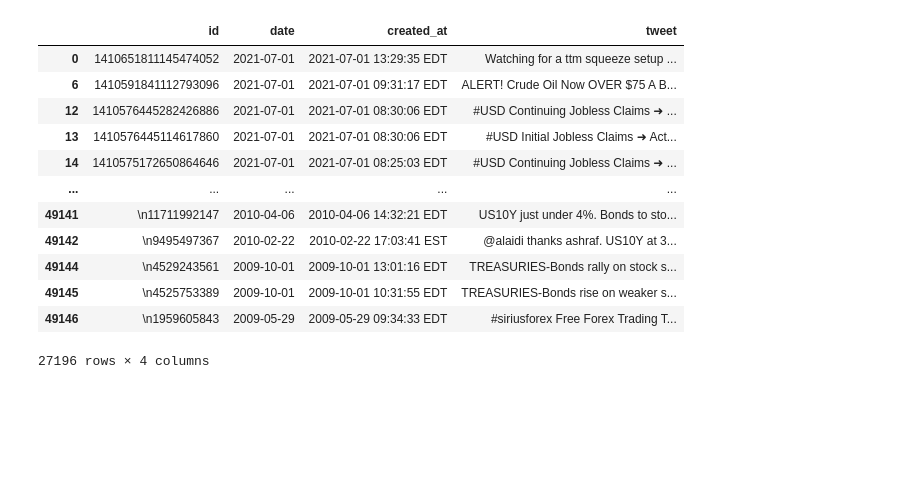
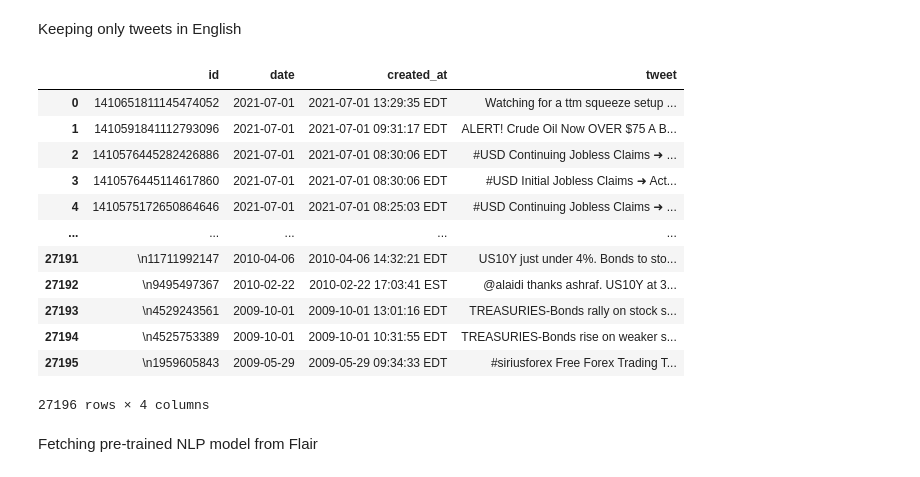
Before and after one commit to armw37/YieldProject, a Jupyter notebook: sentiment_analysis/Tweets_Extraction.ipynb, the cells around one changed output. Drawn from its saved outputs; the diff is of its cells as text; code cells hidden in the pictures; blank space fills up the shorter version.

```diff
--- a/sentiment_analysis/Tweets_Extraction.ipynb
+++ b/sentiment_analysis/Tweets_Extraction.ipynb
@@ -46,16 +29,0 @@ df1 = df[['id','date', 'created_at', 'tweet']]
-# %%
-display(df1)
-# %% [output]
-|  | id | date | created_at | tweet |
-| 0 | 1410651811145474052 | 2021-07-01 | 2021-07-01 13:29:35 EDT | Watching for a ttm squeeze setup ... |
-| 6 | 1410591841112793096 | 2021-07-01 | 2021-07-01 09:31:17 EDT | ALERT! Crude Oil Now OVER $75 A B... |
-| 12 | 1410576445282426886 | 2021-07-01 | 2021-07-01 08:30:06 EDT | #USD Continuing Jobless Claims ➜ ... |
-| 13 | 1410576445114617860 | 2021-07-01 | 2021-07-01 08:30:06 EDT | #USD Initial Jobless Claims ➜ Act... |
-| 14 | 1410575172650864646 | 2021-07-01 | 2021-07-01 08:25:03 EDT | #USD Continuing Jobless Claims ➜ ... |
-| ... | ... | ... | ... | ... |
-| 49141 | \n11711992147 | 2010-04-06 | 2010-04-06 14:32:21 EDT | US10Y just under 4%. Bonds to sto... |
-| 49142 | \n9495497367 | 2010-02-22 | 2010-02-22 17:03:41 EST | @alaidi thanks ashraf. US10Y at 3... |
-| 49144 | \n4529243561 | 2009-10-01 | 2009-10-01 13:01:16 EDT | TREASURIES-Bonds rally on stock s... |
-| 49145 | \n4525753389 | 2009-10-01 | 2009-10-01 10:31:55 EDT | TREASURIES-Bonds rise on weaker s... |
-| 49146 | \n1959605843 | 2009-05-29 | 2009-05-29 09:34:33 EDT | #siriusforex Free Forex Trading T... |
-27196 rows × 4 columns
@@ -64,3 +30,27 @@ df1.to_csv('tweets.csv', index=False)
+# %% [markdown]
+Keeping only tweets in English
+# %%
+df = df[df['language'] == 'en']
+df.reset_index(inplace=True)
+del df['index']
+df1 = df[['id','date', 'created_at', 'tweet']]
+display(df1)
+# %% [output]
+|  | id | date | created_at | tweet |
+| 0 | 1410651811145474052 | 2021-07-01 | 2021-07-01 13:29:35 EDT | Watching for a ttm squeeze setup ... |
+| 1 | 1410591841112793096 | 2021-07-01 | 2021-07-01 09:31:17 EDT | ALERT! Crude Oil Now OVER $75 A B... |
+| 2 | 1410576445282426886 | 2021-07-01 | 2021-07-01 08:30:06 EDT | #USD Continuing Jobless Claims ➜ ... |
+| 3 | 1410576445114617860 | 2021-07-01 | 2021-07-01 08:30:06 EDT | #USD Initial Jobless Claims ➜ Act... |
+| 4 | 1410575172650864646 | 2021-07-01 | 2021-07-01 08:25:03 EDT | #USD Continuing Jobless Claims ➜ ... |
+| ... | ... | ... | ... | ... |
+| 27191 | \n11711992147 | 2010-04-06 | 2010-04-06 14:32:21 EDT | US10Y just under 4%. Bonds to sto... |
+| 27192 | \n9495497367 | 2010-02-22 | 2010-02-22 17:03:41 EST | @alaidi thanks ashraf. US10Y at 3... |
+| 27193 | \n4529243561 | 2009-10-01 | 2009-10-01 13:01:16 EDT | TREASURIES-Bonds rally on stock s... |
+| 27194 | \n4525753389 | 2009-10-01 | 2009-10-01 10:31:55 EDT | TREASURIES-Bonds rise on weaker s... |
+| 27195 | \n1959605843 | 2009-05-29 | 2009-05-29 09:34:33 EDT | #siriusforex Free Forex Trading T... |
+27196 rows × 4 columns
+# %% [markdown]
+Fetching pre-trained NLP model from Flair
 # %%
 sentiment_model = flair.models.TextClassifier.load('en-sentiment')
 # %% [output]
```
Also changed, not shown: parts of 27 cells of this notebook, 2 other files.
